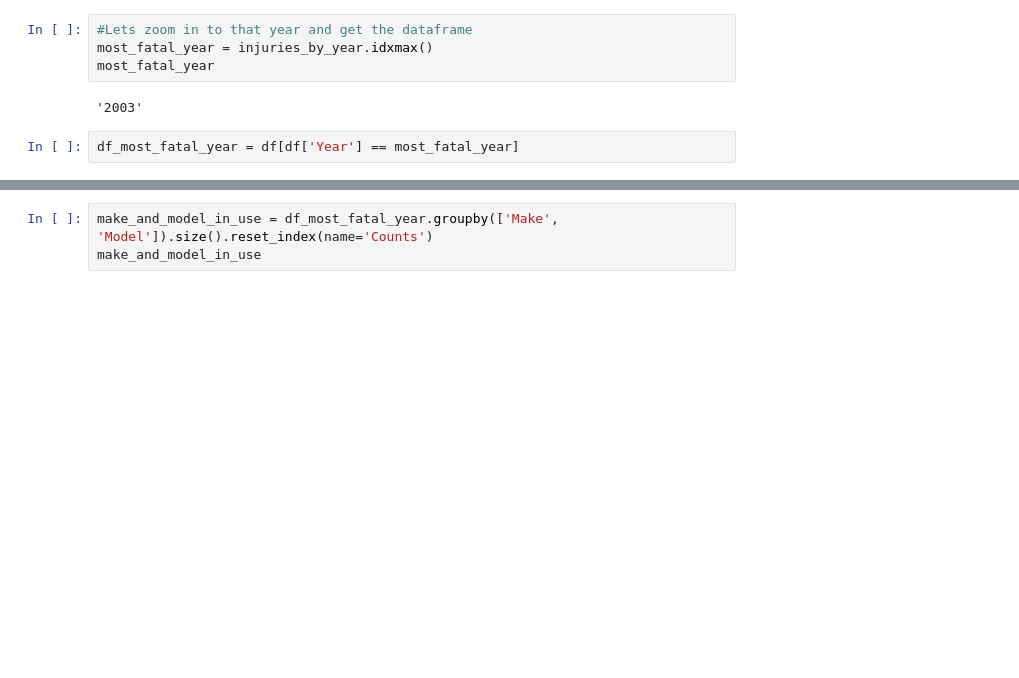
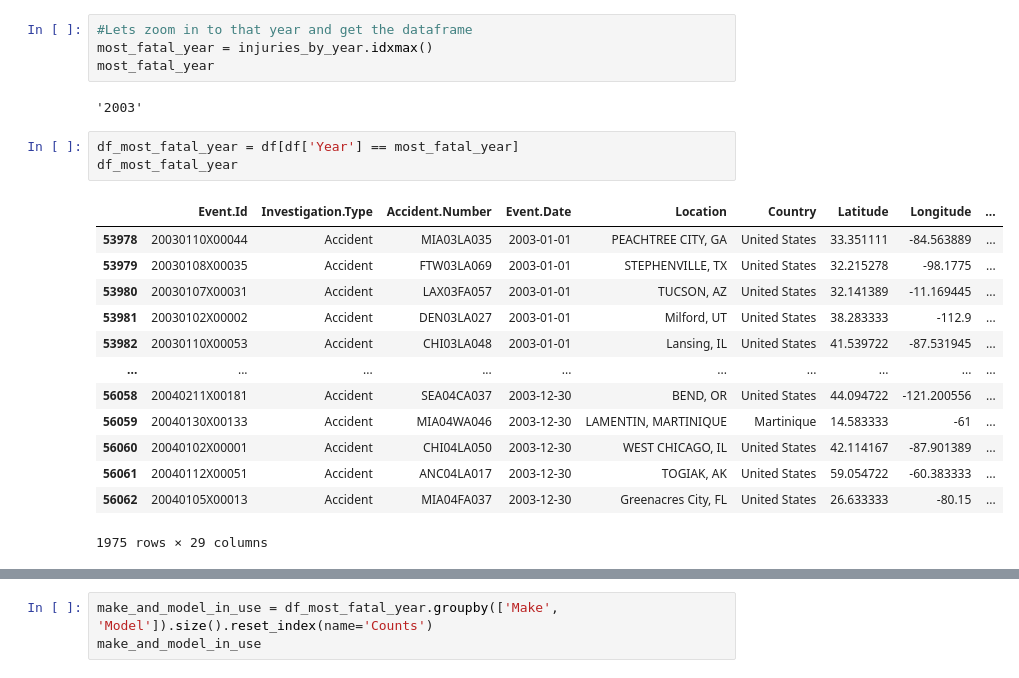
Before and after one commit to MercyBarminga/DSPT11-Phase1-Project, a Jupyter notebook: dsc_phase1_project_AviationData.ipynb, the cells around one changed output, grey strips where cells are left out. Drawn from its saved outputs; the diff is of its cells as text; blank space fills up the shorter version.

```diff
--- a/dsc_phase1_project_AviationData.ipynb
+++ b/dsc_phase1_project_AviationData.ipynb
@@ -224,3 +224,18 @@ most_fatal_year
 '2003'
 # %%
 df_most_fatal_year = df[df['Year'] == most_fatal_year]
+df_most_fatal_year
+# %% [output]
+|  | Event.Id | Investigation.Type | Accident.Number | Event.Date | Location | Country | Latitude | Longitude | ... |
+| 53978 | 20030110X00044 | Accident | MIA03LA035 | 2003-01-01 | PEACHTREE CITY, GA | United States | 33.351111 | -84.563889 | ... |
+| 53979 | 20030108X00035 | Accident | FTW03LA069 | 2003-01-01 | STEPHENVILLE, TX | United States | 32.215278 | -98.1775 | ... |
+| 53980 | 20030107X00031 | Accident | LAX03FA057 | 2003-01-01 | TUCSON, AZ | United States | 32.141389 | -11.169445 | ... |
+| 53981 | 20030102X00002 | Accident | DEN03LA027 | 2003-01-01 | Milford, UT | United States | 38.283333 | -112.9 | ... |
+| 53982 | 20030110X00053 | Accident | CHI03LA048 | 2003-01-01 | Lansing, IL | United States | 41.539722 | -87.531945 | ... |
+| ... | ... | ... | ... | ... | ... | ... | ... | ... | ... |
+| 56058 | 20040211X00181 | Accident | SEA04CA037 | 2003-12-30 | BEND, OR | United States | 44.094722 | -121.200556 | ... |
+| 56059 | 20040130X00133 | Accident | MIA04WA046 | 2003-12-30 | LAMENTIN, MARTINIQUE | Martinique | 14.583333 | -61 | ... |
+| 56060 | 20040102X00001 | Accident | CHI04LA050 | 2003-12-30 | WEST CHICAGO, IL | United States | 42.114167 | -87.901389 | ... |
+| 56061 | 20040112X00051 | Accident | ANC04LA017 | 2003-12-30 | TOGIAK, AK | United States | 59.054722 | -60.383333 | ... |
+| 56062 | 20040105X00013 | Accident | MIA04FA037 | 2003-12-30 | Greenacres City, FL | United States | 26.633333 | -80.15 | ... |
+1975 rows × 29 columns
```
Also changed, not shown: parts of 8 cells of this notebook.
